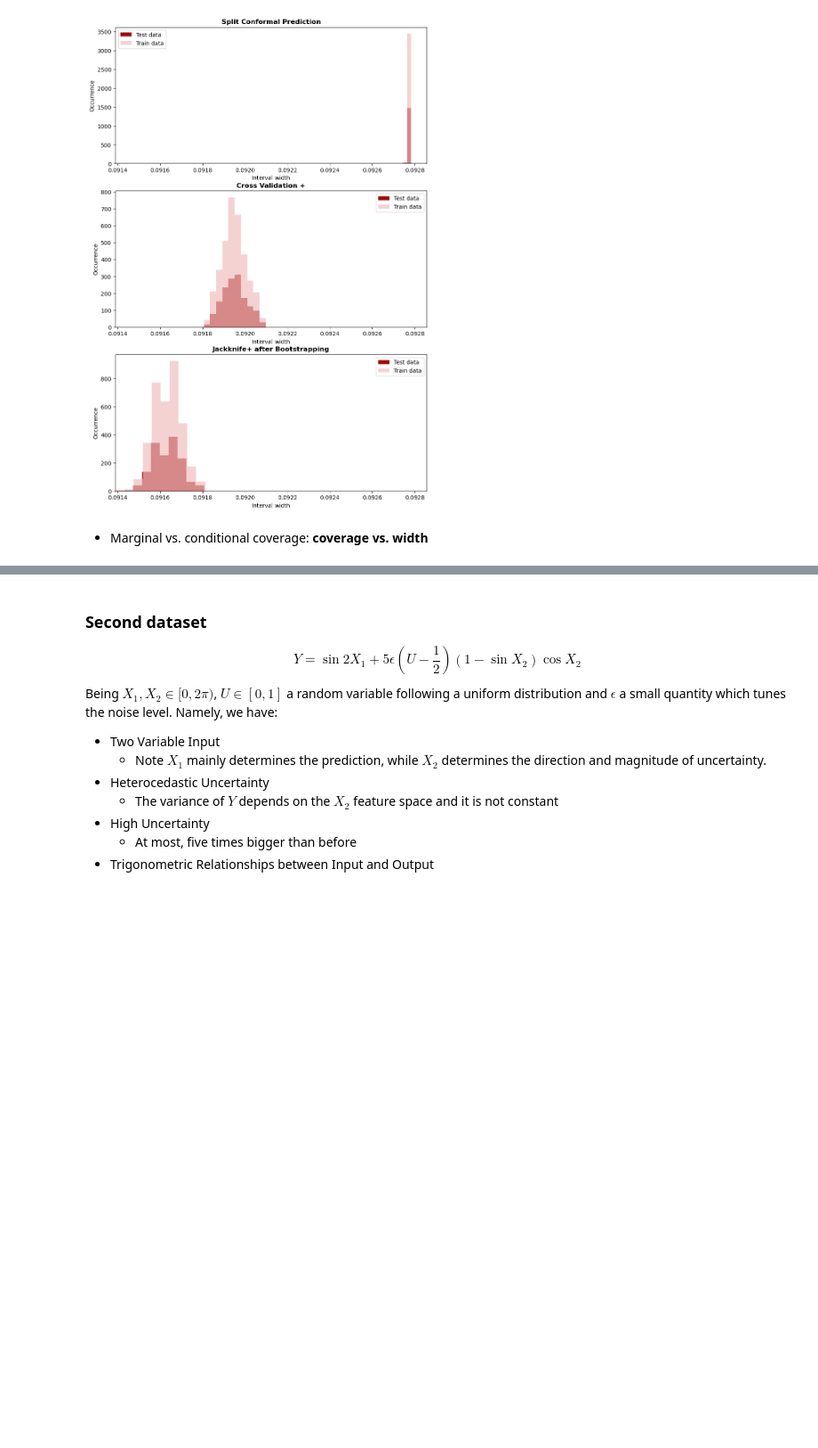
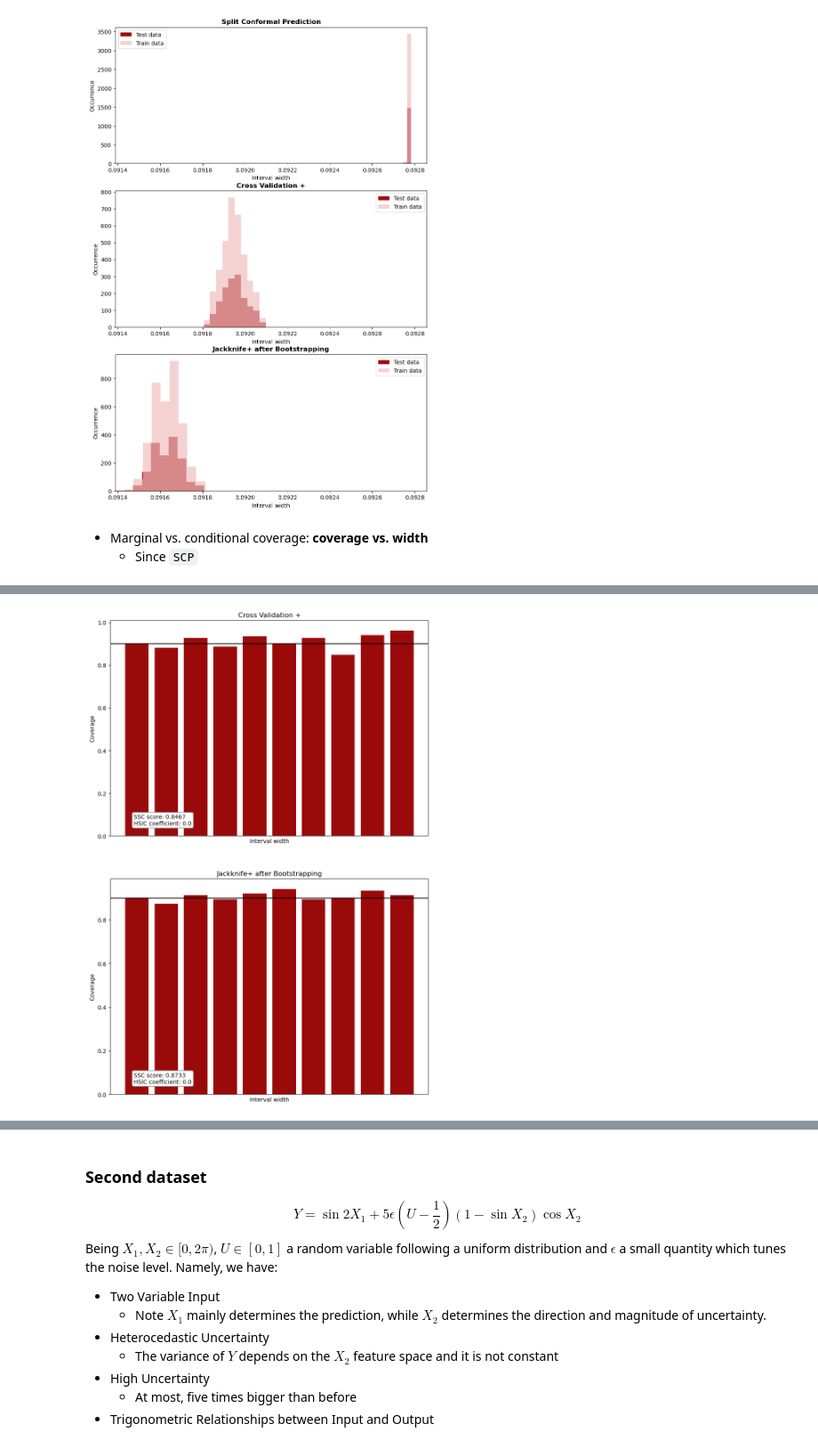
Before and after one commit to gcastro-98/conformal-prediction, a Jupyter notebook: run.ipynb, the cells around one changed output, grey strips where cells are left out. Shown at 89% size. Drawn from its saved outputs; the diff is of its cells as text; code cells hidden in the pictures; blank space fills up the shorter version.

Commit message:
Coverage by width plot added; as well as, HSIC and SSC score implemented.

```diff
--- a/run.ipynb
+++ b/run.ipynb
@@ -184,3 +184,23 @@ for _i, _strat in enumerate(base_estimators.keys()):
 [figure]
 # %% [markdown]
 - Marginal vs. conditional coverage: **coverage vs. width**
+    - Since `SCP`
+# %%
+_strategies = [_s for _s in strategies_names.keys() if _s != 'SCP']
+NUM_BINS: int = 10
+
+fig, axs = plt.subplots(nrows=len(_strategies), figsize=(10, 15));
+
+cond_coverages: dict = validate.cond_coverage(int_pred, y_test, num_bins=NUM_BINS)
+hsic_coefficients: dict = validate.hsic_coefficient(int_pred, y_test)
+
+for _i, _strat in enumerate(_strategies):
+    axs[_i] = visualize.coverage_by_width(
+        y_test, int_pred[_strat], MISCOVERAGE,
+        cond_coverages[_strat],
+        hsic_coefficients[_strat],
+        num_bins=NUM_BINS,
+        ax=axs[_i],
+        title=strategies_names[_strat],
+    )
+# %% [output]
@@ -186,0 +214 @@ for _i, _strat in enumerate(base_estimators.keys()):
+[figure, added]
```
Also changed, not shown: parts of 5 cells of this notebook, 2 other files.
